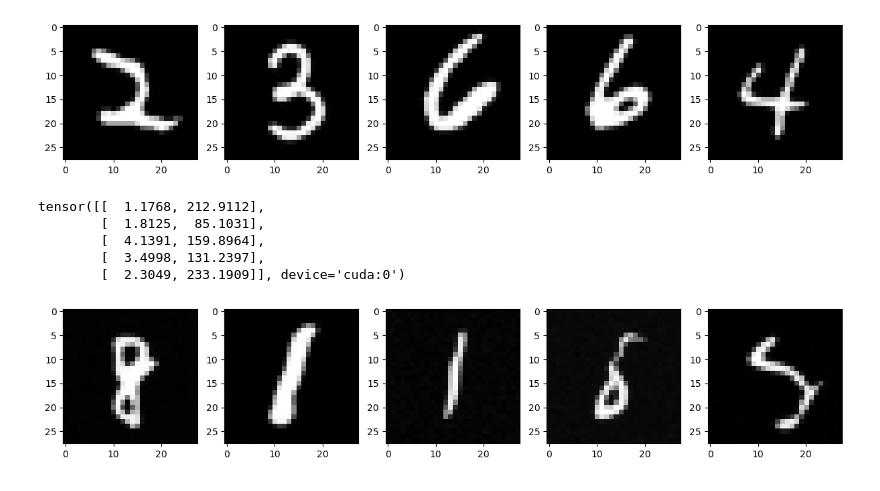
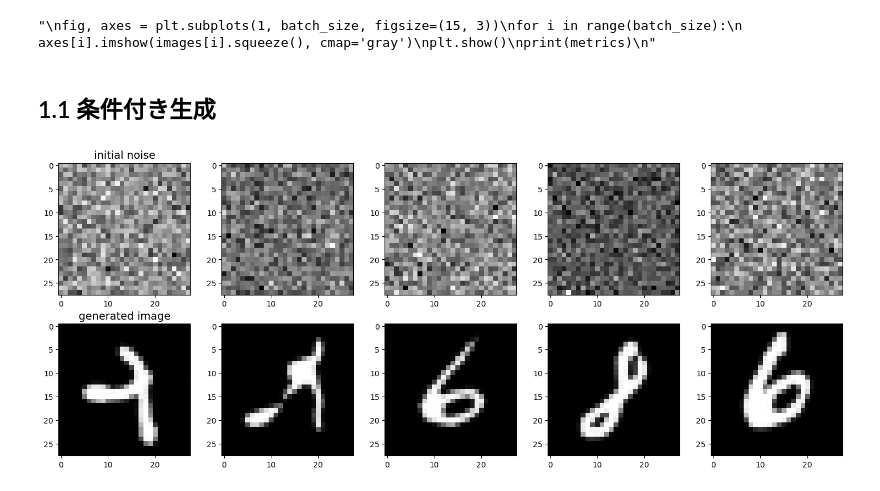
Before and after one commit to hashikun917/Diffusion, a Jupyter notebook: notebooks/ConditionalDiffusionModel_sample.ipynb, the cells around one changed output. Drawn from its saved outputs; the diff is of its cells as text; code cells hidden in the pictures.

```diff
--- a/notebooks/ConditionalDiffusionModel_sample.ipynb
+++ b/notebooks/ConditionalDiffusionModel_sample.ipynb
@@ -14,13 +14,13 @@ import torch.nn.functional as F
 import itertools
 from tqdm.auto import tqdm
 # %%
-from diffusion.diffusion_model.models.model7 import ConditionalDenoiseModel
+from diffusion.diffusion_model.models.model9 import UNet
 from diffusion.utils.utils import load_checkpoint
 import json
 
 
 # 実験設定ファイルパス
-file_path = "/home/hashikami/results/2024-11-12_15/config_20241112.json"
+file_path = "/home/hashikami/results/2025-04-28_18/config_20250428.json"
 with open(file_path, mode='r') as f:
     config = json.load(f)
 
@@ -28,7 +28,7 @@ with open(file_path, mode='r') as f:
 epochs = config['epochs']
 timesteps = config['timesteps']
 device = torch.device('cuda' if torch.cuda.is_available() else 'cpu')
-denoise_model = ConditionalDenoiseModel().to(device)
+denoise_model = UNet().to(device)
 optimizer = optim.Adam(denoise_model.parameters(), lr=1e-3)
 scheduler = optim.lr_scheduler.MultiStepLR(
     optimizer,
@@ -37,7 +37,7 @@ scheduler = optim.lr_scheduler.MultiStepLR(
 )
 # %%
 # checkpointの読み込み
-denoise_model, optimizer, scheduler, start_epoch, loss = load_checkpoint(denoise_model, optimizer, scheduler, filename='/home/hashikami/checkpoint/checkpoint_2024-11-12_16.pth')
+denoise_model, optimizer, scheduler, start_epoch, loss = load_checkpoint(denoise_model, optimizer, scheduler, filename='/home/hashikami/checkpoint/checkpoint_2025-04-28_18.pth')
 # %%
 # metricsのサンプルを取得
 
@@ -47,45 +47,35 @@ from torch.utils.data import DataLoader
 from dataset.morphomnist import MorphoMNISTLike
 
 # Example usage
-batch_size = 5
+batch_size = 1
 dataset = MorphoMNISTLike(root_dir="/home/hashikami/datadrive/MorphoMNIST",
                             columns=['intensity', 'thickness'], train=False)
 data_loader = DataLoader(dataset, batch_size=batch_size, shuffle=True)
 intensity = next(iter(data_loader))['intensity'][:, None].float()
 thickness = next(iter(data_loader))['thickness'][:, None].float()
-metrics = torch.cat([thickness, intensity], dim=1).to(device)
-images = next(iter(data_loader))['image']
+metrics = torch.cat([intensity, thickness], dim=1).to(device)
+images = next(iter(data_loader))['image'] / 255.0
 
+"""
 fig, axes = plt.subplots(1, batch_size, figsize=(15, 3))
 for i in range(batch_size):
     axes[i].imshow(images[i].squeeze(), cmap='gray')
 plt.show()
 print(metrics)
+"""
 # %% [output]
-[figure, removed]
-tensor([[  1.1768, 212.9112],
-        [  1.8125,  85.1031],
-        [  4.1391, 159.8964],
-        [  3.4998, 131.2397],
-        [  2.3049, 233.1909]], device='cuda:0')
+"\nfig, axes = plt.subplots(1, batch_size, figsize=(15, 3))\nfor i in range(batch_size):\n    axes[i].imshow(images[i].squeeze(), cmap='gray')\nplt.show()\nprint(metrics)\n"
-# %%
-metrics = torch.Tensor(
-    [[3.0, 100.0],
-     [3.0, 80.0],
-     [3.0, 60.0],
-     [1.0, 100.0],
-     [1.0, 80.0],
-     [1.0, 60.0]]
-).to(device)
+# %% [markdown]
+## 1.1 条件付き生成
 # %%
 import importlib
 from diffusion.utils import sample
 
 importlib.reload(sample)
 
 from diffusion.utils.sample import conditional_ddim_plot_samples
 
 
-conditional_ddim_plot_samples(denoise_model, eta=0.0, interval=10, batch_size=5, cond=metrics, timesteps=500)
+conditional_ddim_plot_samples(denoise_model, eta=1.0, interval=1, cond=metrics, w=0.1, image_size=28, batch_size=5, timesteps=500)
 # %% [output]
-[figure, old version]
+[figure, new version]
```
Also changed, not shown: parts of 19 cells of this notebook, 9 other files.
